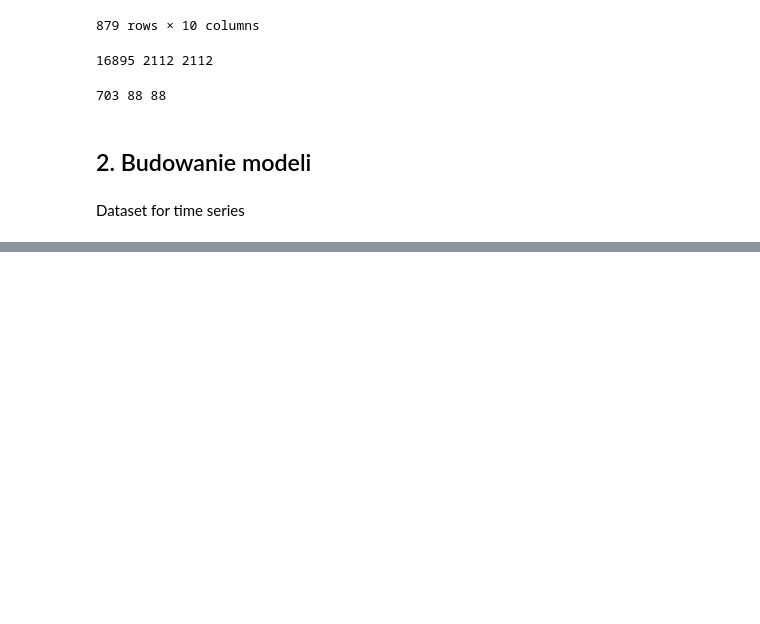
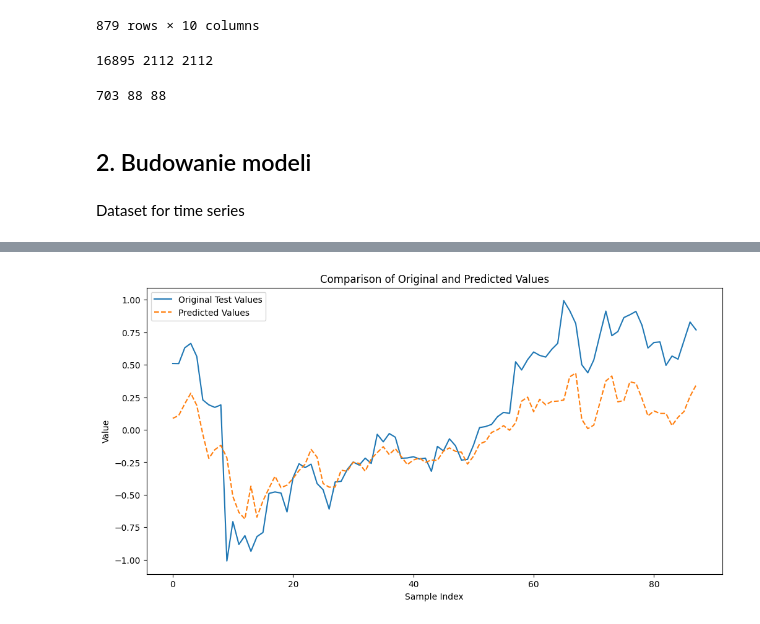
Before and after one commit to piotrdurniat/deep-neural-networks-lab, a Jupyter notebook: lab-11/lab11.ipynb, the cells around one changed output, grey strips where cells are left out. Cells and saved outputs as stored; diff of their text form; code cells hidden in the pictures; blank space fills up the shorter version.

Commit message:
prediction

```diff
--- a/lab-11/lab11.ipynb
+++ b/lab-11/lab11.ipynb
@@ -796,6 +796,15 @@ test_data_hours.to_csv("test_data_hours.csv", index=False)
 train_data_days.to_csv("train_data_days.csv", index=False)
 val_data_days.to_csv("val_data_days.csv", index=False)
 test_data_days.to_csv("test_data_days.csv", index=False)
+# %%
+# load from csv
+train_data_hours = pd.read_csv("train_data_hours.csv")
+val_data_hours = pd.read_csv("val_data_hours.csv")
+test_data_hours = pd.read_csv("test_data_hours.csv")
+
+train_data_days = pd.read_csv("train_data_days.csv")
+val_data_days = pd.read_csv("val_data_days.csv")
+test_data_days = pd.read_csv("test_data_days.csv")
 # %% [markdown]
 ## 2. Budowanie modeli
 # %% [markdown]
@@ -1020,0 +1172,38 @@ Length of test data: 2
+# %%
+import matplotlib.pyplot as plt
+from sklearn.preprocessing import StandardScaler
+from sklearn.linear_model import (
+    LinearRegression,
+)  # Example model, replace with your actual model
+import numpy as np
+
+model_days.eval()
+
+# Lists to store the true values and predictions
+true_values = []
+predictions = []
+
+# Disable gradient calculations for inference
+with torch.no_grad():
+    for inputs, targets in test_loader_days:
+        # Assuming inputs and targets are on the same device as the model
+        inputs = inputs.to(device)
+        outputs = model_days(inputs)
+        true_values.extend(targets.cpu().numpy())
+        predictions.extend(outputs.cpu().numpy())
+
+# Convert lists to numpy arrays for easier plotting
+true_values = np.array(true_values)
+predictions = np.array(predictions)
+
+# Plotting
+plt.figure(figsize=(12, 6))
+plt.plot(true_values, label="Original Test Values")
+plt.plot(predictions, label="Predicted Values", linestyle="--")
+plt.xlabel("Sample Index")
+plt.ylabel("Value")
+plt.title("Comparison of Original and Predicted Values")
+plt.legend()
+plt.show()
+# %% [output]
+[figure, added]
```
Also changed, not shown: parts of 10 cells of this notebook, 1 other file.
